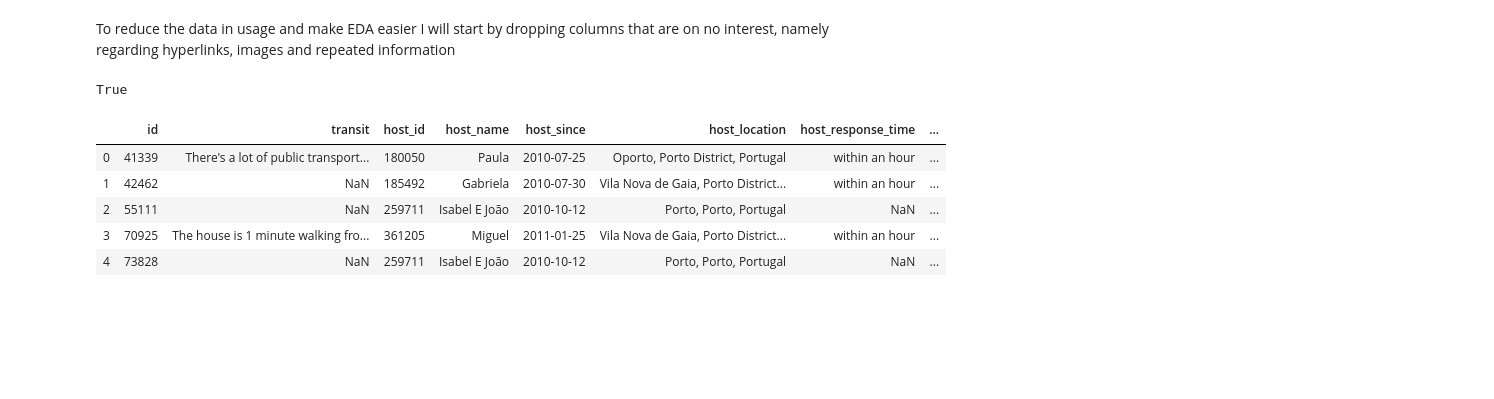
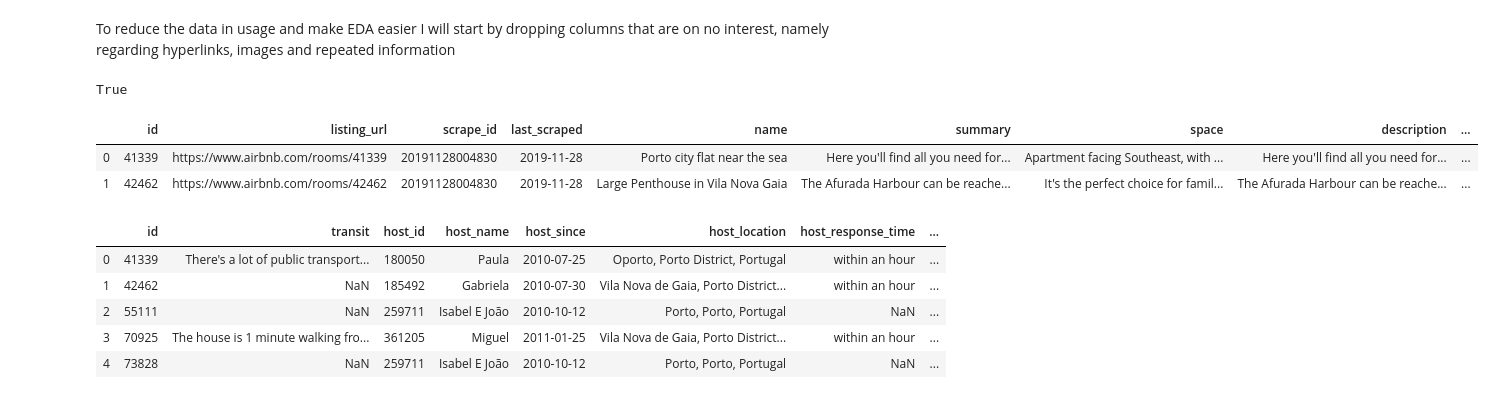
Before and after one commit to sousablde/Airbnb-A-tale-of-2-cities, a Jupyter notebook: Airbnb - a tale of 2 cities.ipynb, the cells around one changed output. Cells and saved outputs as stored; diff of their text form; code cells hidden in the pictures; blank space fills up the shorter version.

```diff
--- a/Airbnb - a tale of 2 cities.ipynb
+++ b/Airbnb - a tale of 2 cities.ipynb
@@ -211,6 +211,12 @@ To reduce the data in usage and make EDA easier I will start by dropping columns
 porto_listings_plus['host_listings_count'].equals(porto_listings_plus['host_total_listings_count'])
 # %% [output]
 True
+# %%
+porto_listings_plus.head(2)
+# %% [output]
+|  | id | listing_url | scrape_id | last_scraped | name | summary | space | description | ... |
+| 0 | 41339 | https://www.airbnb.com/rooms/41339 | 20191128004830 | 2019-11-28 | Porto city flat near the sea | Here you'll find all you need for... | Apartment facing Southeast, with ... | Here you'll find all you need for... | ... |
+| 1 | 42462 | https://www.airbnb.com/rooms/42462 | 20191128004830 | 2019-11-28 | Large Penthouse in Vila Nova Gaia | The Afurada Harbour can be reache... | It's the perfect choice for famil... | The Afurada Harbour can be reache... | ... |
 # %%
 def column_dropper(df):
     '''
```
Also changed, not shown: parts of 28 cells of this notebook, 4 other files.
